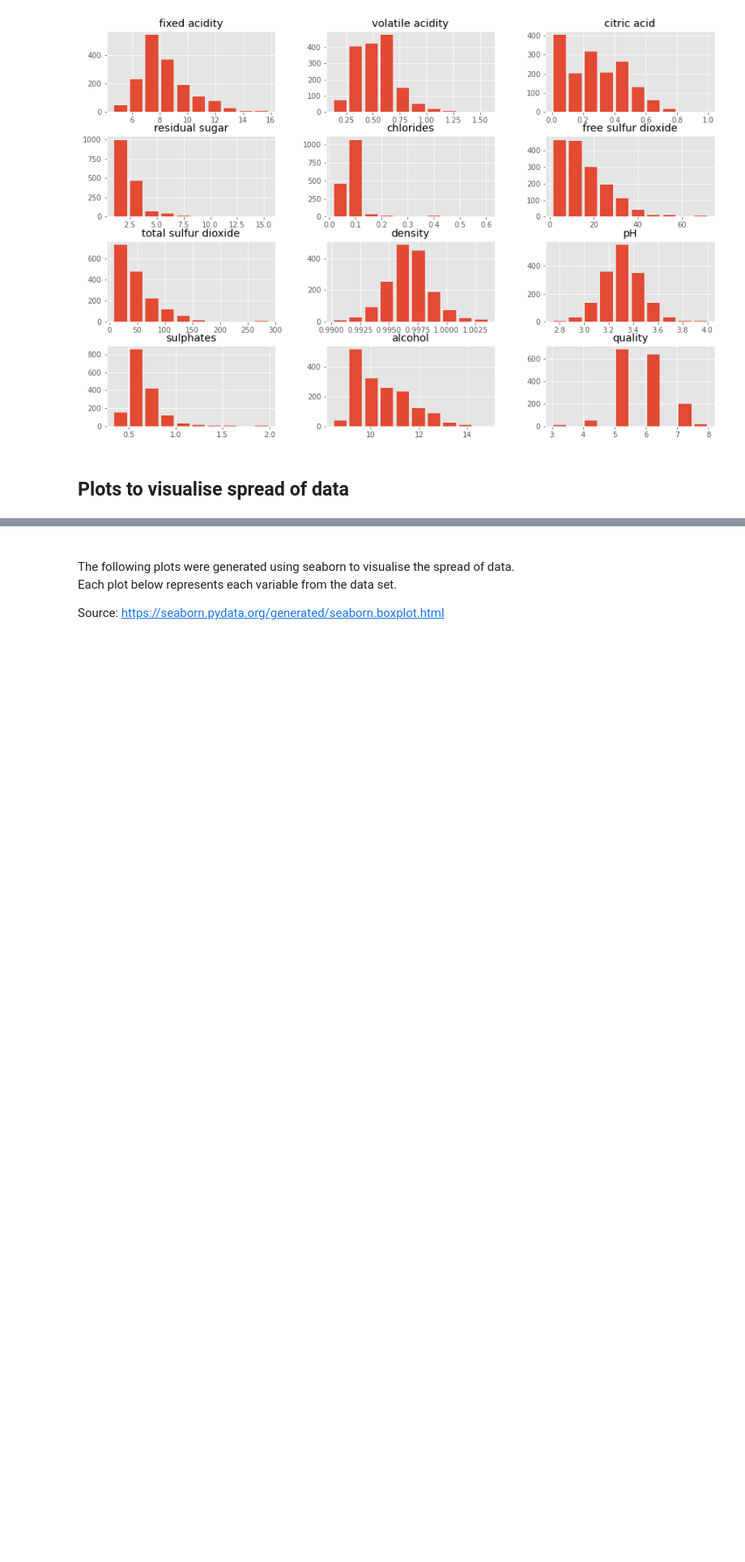
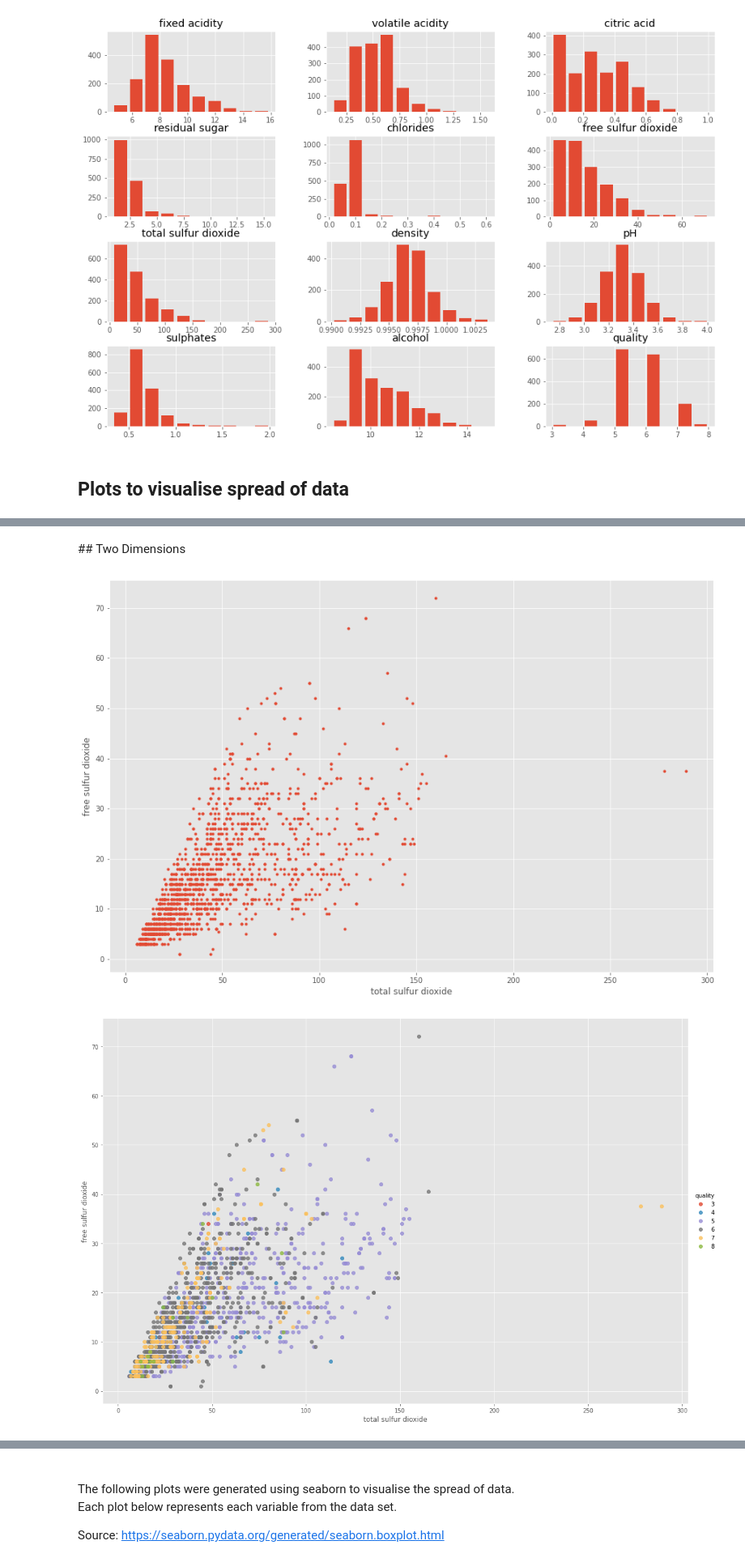
Before and after one commit to Izardo/Machine-Learning-and-Statistics, a Jupyter notebook: scikit-learn.ipynb, the cells around one changed output, grey strips where cells are left out. Shown at 81% size. Cells and saved outputs as stored; diff of their text form; code cells hidden in the pictures; blank space fills up the shorter version.

```diff
--- a/scikit-learn.ipynb
+++ b/scikit-learn.ipynb
@@ -95,0 +105,18 @@ array([[<AxesSubplot:title={'center':'fixed acidity'}>,
+# %% [markdown]
+## Two Dimensions
+# %%
+# New plot.
+fig, ax = plt.subplots()
+
+# Scatter plot.
+ax.plot(df['total sulfur dioxide'], df['free sulfur dioxide'], '.') # use dot to represent data
+
+# Set axis labels.
+ax.set_xlabel('total sulfur dioxide')
+ax.set_ylabel('free sulfur dioxide')
+
+# Seaborn plot using quality distinguish data points
+sns.lmplot(x="total sulfur dioxide", y="free sulfur dioxide", hue='quality', data=df, fit_reg=False, height=10, aspect=1.5);
+# %% [output]
+[figure, added]
+[figure, added]
```
Also changed, not shown: parts of 20 cells of this notebook.
